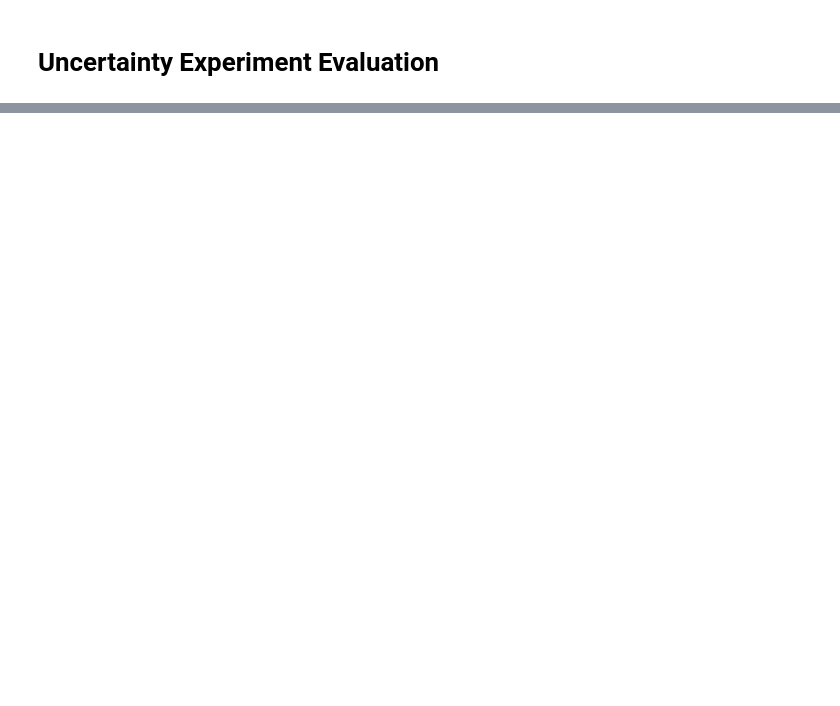
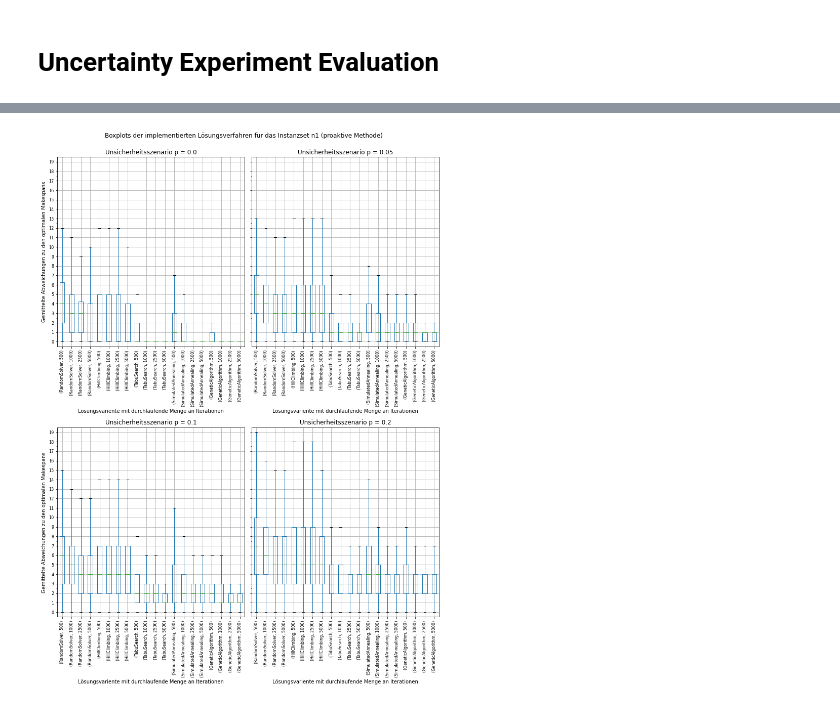
Before and after one commit to ReneKB/mrcpsp-framework, a Jupyter notebook: evaluation/uncertainty.ipynb, the cells around one changed output, grey strips where cells are left out. Cells and saved outputs as stored; diff of their text form; code cells hidden in the pictures; blank space fills up the shorter version.

```diff
--- a/evaluation/uncertainty.ipynb
+++ b/evaluation/uncertainty.ipynb
@@ -11,8 +10,13 @@ file_predictive = "n1_UncertaintyPredictiveExperiment_2022-01-12_07-38-59.csv"
+# %%
+file_proactive = "C:\\Users\\ReneKB\\iCloudDrive\\Studium\\Master\\Masterthesis\\Wichtige Ergebnisse\\Proactive\\n0_UncertaintyProactiveExperiment_2022-01-21_00-40-25.csv"
+file_predictive = "C:\\Users\\ReneKB\\iCloudDrive\\Studium\\Master\\Masterthesis\\Wichtige Ergebnisse\\Predictive\\n0_UncertaintyPredictiveExperiment_2022-01-21_10-04-27.csv"
+file_proactive_reactive = "C:\\Users\\ReneKB\\iCloudDrive\\Studium\\Master\\Masterthesis\\Wichtige Ergebnisse\\Reactive\\m2_UncertaintyReactiveExperiment_2022-01-22_19-37-19.csv"
 # %%
 df_proactive_frame = pd.read_csv(file_proactive).drop(['robustness', 'robustness_uncertainty', 'robustness_measure'], axis=1)
 df_proactive_frame['makespan_std'] = df_proactive_frame['makespan'] - df_proactive_frame['makespan-optimum']
 df_proactive_frame['makespan_uncertainty_std'] = df_proactive_frame['makespan_uncertainty'] - df_proactive_frame['makespan-optimum']
+df_proactive_frame['makespan_uncertainty_baseline_delay'] = df_proactive_frame['makespan_uncertainty_std'] - df_proactive_frame['makespan_std']
 list_ordering = {"RandomSolver": 0, "HillClimbing": 1, "TabuSearch": 2, "SimulatedAnnealing": 3, "GeneticAlgorithm": 4}
 df_proactive_frame["solver"] = pd.Categorical(df_proactive_frame["solver"], categories=list_ordering)
-df_proactive_frame.head(20)
+df_proactive_frame.head(100)
 # %% [output]
@@ -19,0 +97,15 @@ NameError: name 'file' is not defined
+# %%
+# plt.title("Boxplots der implementierten Lösungsverfahren für das Instanzset n1 (proaktive Methode)")
+boxplot = df_grouped_proactive.boxplot(column="makespan_uncertainty_std", by=['solver', 'iterations'], showfliers=False, rot=90, fontsize=8, figsize=(11, 15))
+plt.ylim(-0.5, 19.5)
+plt.yticks(np.arange(0, 19.5, step=1))
+plt.tight_layout()
+plt.suptitle("Boxplots der implementierten Lösungsverfahren für das Instanzset n1 (proaktive Methode)", y=1.02)
+
+for i, v in boxplot.items():
+    boxplot[i].set_title("Unsicherheitsszenario p = " + boxplot[i].get_title())
+    boxplot[i].set_xlabel("Lösungsvariente mit durchlaufende Menge an Iterationen")
+    boxplot[i].set_ylabel("Gemittelte Abweichungen zu den optimalen Makespans")
+plt.show()
+# %% [output]
+[figure, added]
```
Also changed, not shown: parts of 24 cells of this notebook, 2 other files.
